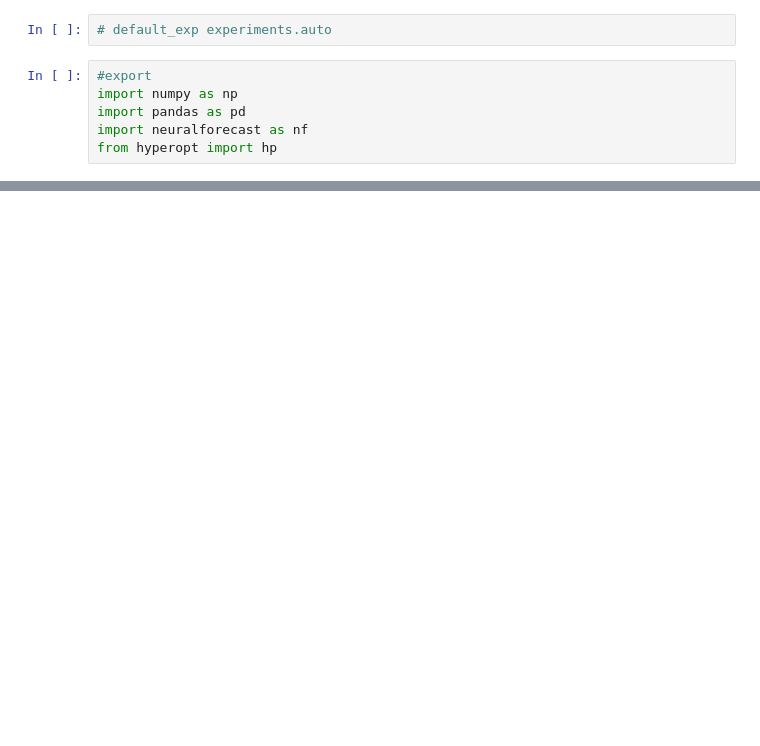
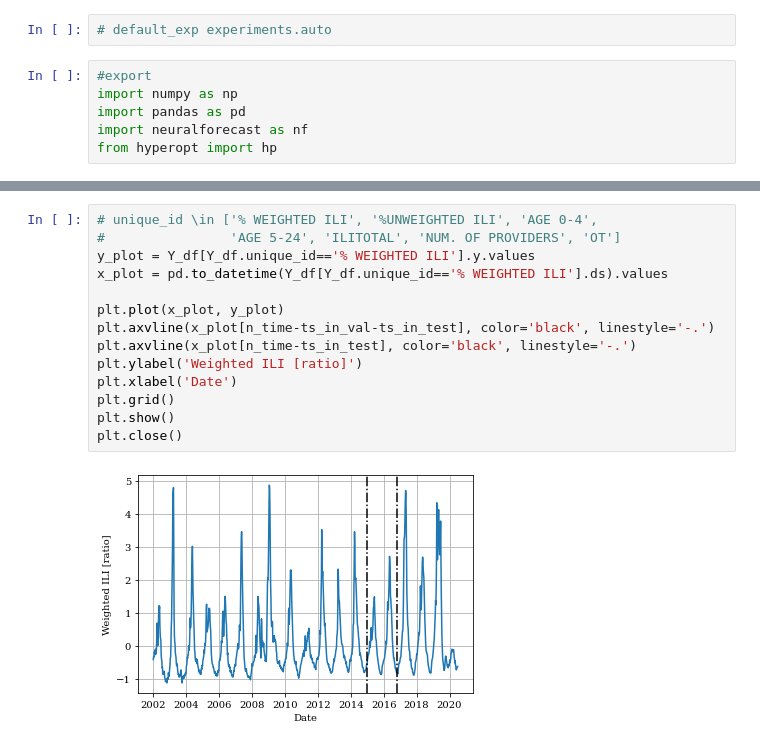
Before and after one commit to Nixtla/neuralforecast, a Jupyter notebook: nbs/experiments__auto.ipynb, the cells around one changed output, grey strips where cells are left out. Saved outputs shown, nothing was run; the diff lists cells and outputs as text; blank space fills up the shorter version.

```diff
--- a/nbs/experiments__auto.ipynb
+++ b/nbs/experiments__auto.ipynb
@@ -153,0 +215,16 @@ X_df['Exogenous2'] = X_df['Exogenous2']/X_df['Exogenous2'].max()
+# %%
+# unique_id \in ['% WEIGHTED ILI', '%UNWEIGHTED ILI', 'AGE 0-4',
+#                'AGE 5-24', 'ILITOTAL', 'NUM. OF PROVIDERS', 'OT']
+y_plot = Y_df[Y_df.unique_id=='% WEIGHTED ILI'].y.values
+x_plot = pd.to_datetime(Y_df[Y_df.unique_id=='% WEIGHTED ILI'].ds).values
+
+plt.plot(x_plot, y_plot)
+plt.axvline(x_plot[n_time-ts_in_val-ts_in_test], color='black', linestyle='-.')
+plt.axvline(x_plot[n_time-ts_in_test], color='black', linestyle='-.')
+plt.ylabel('Weighted ILI [ratio]')
+plt.xlabel('Date')
+plt.grid()
+plt.show()
+plt.close()
+# %% [output]
+[figure, added]
```
Also changed, not shown: parts of 30 cells of this notebook, 3 other files.
